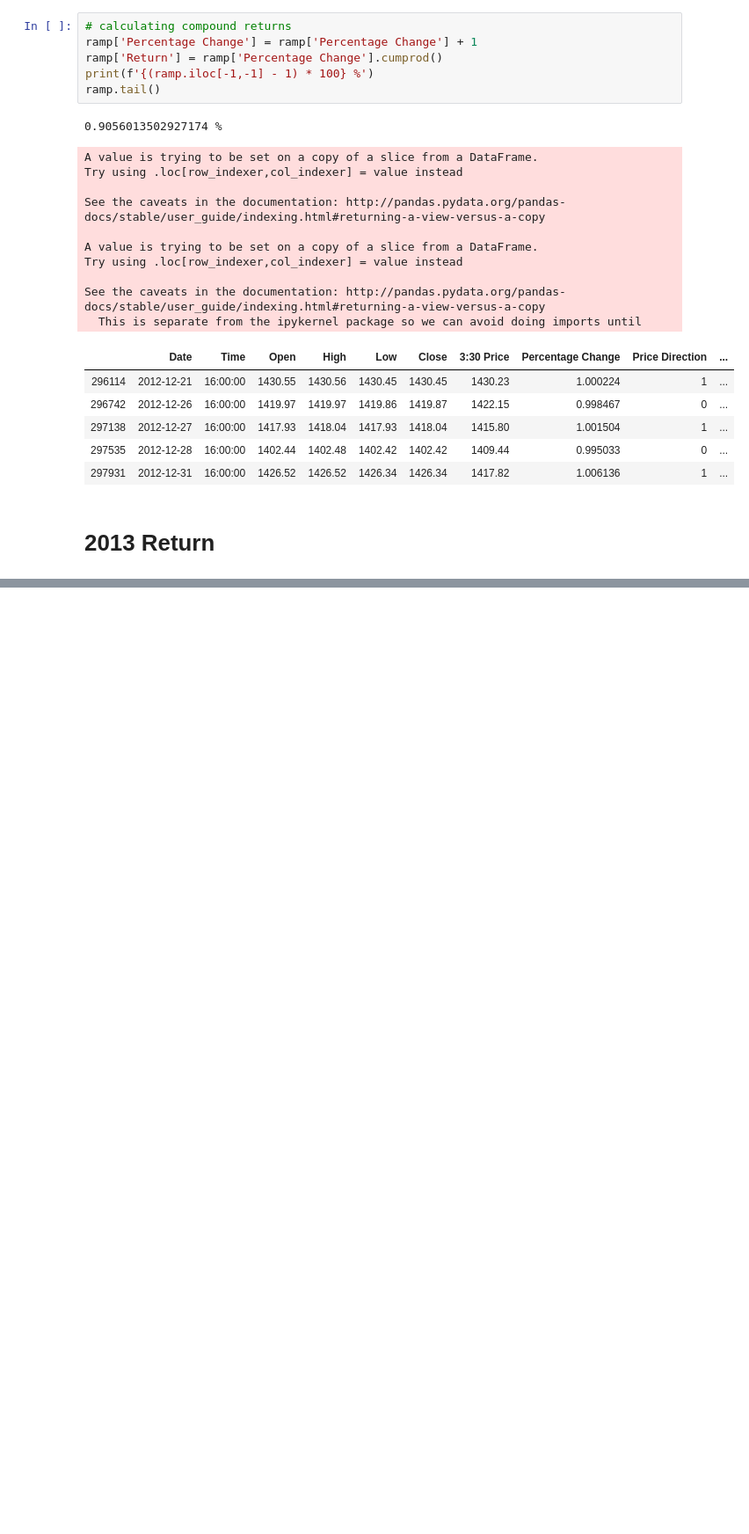
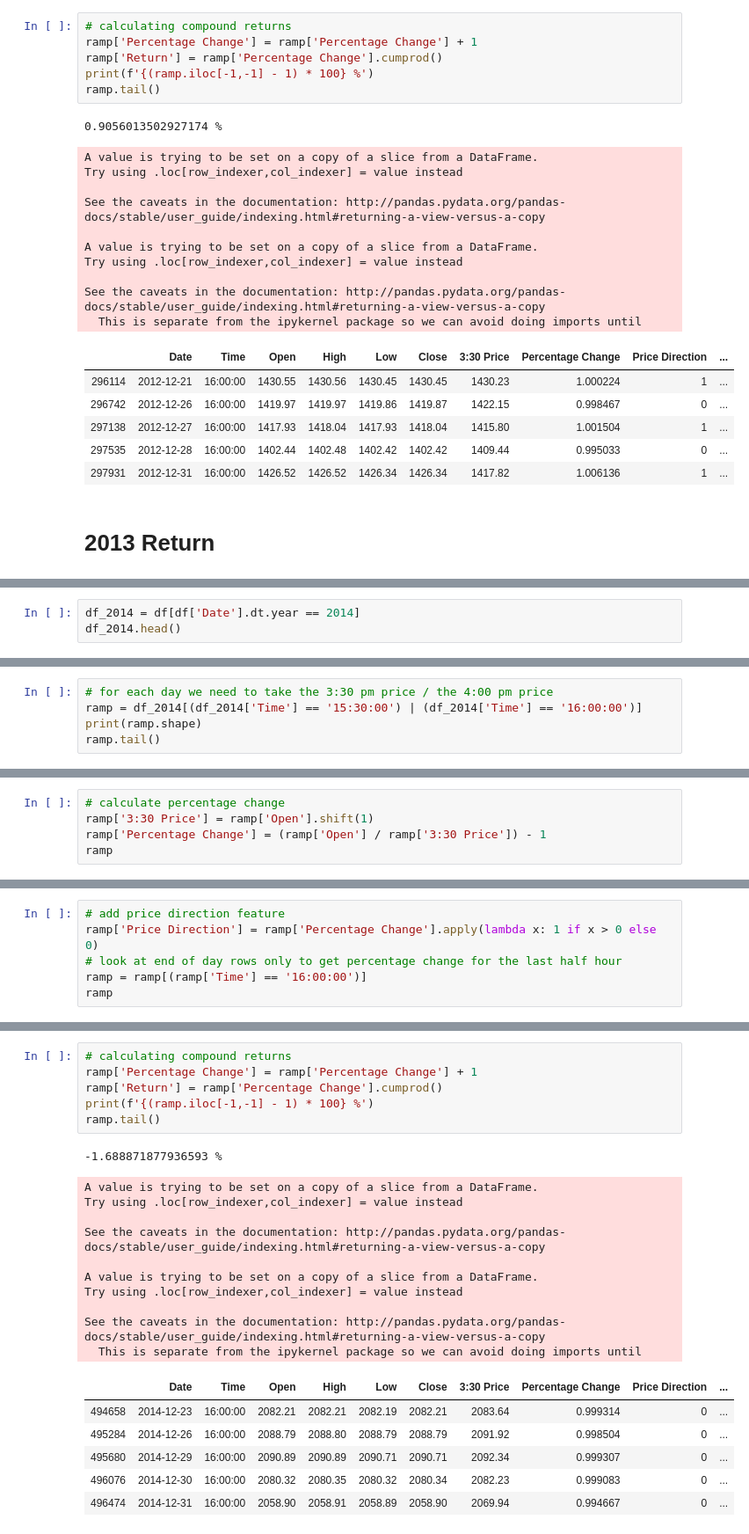
Before and after one commit to jbell1991/330-ramp, a Jupyter notebook: 330 Ramp.ipynb, the cells around one changed output, grey strips where cells are left out. Shown: that part at 88% size. Saved outputs shown, nothing was run; the diff lists cells and outputs as text; blank space fills up the shorter version.

Commit message:
calculated returns

```diff
--- a/330 Ramp.ipynb
+++ b/330 Ramp.ipynb
@@ -1547,0 +1626,3 @@ ramp.tail()
+# %%
+df_2014 = df[df['Date'].dt.year == 2014]
+df_2014.head()
@@ -1547,0 +1636,5 @@ ramp.tail()
+# %%
+# for each day we need to take the 3:30 pm price / the 4:00 pm price
+ramp = df_2014[(df_2014['Time'] == '15:30:00') | (df_2014['Time'] == '16:00:00')]
+print(ramp.shape)
+ramp.tail()
@@ -1547,0 +1649,5 @@ ramp.tail()
+# %%
+# calculate percentage change
+ramp['3:30 Price'] = ramp['Open'].shift(1)
+ramp['Percentage Change'] = (ramp['Open'] / ramp['3:30 Price']) - 1
+ramp
@@ -1547,0 +1678,6 @@ ramp.tail()
+# %%
+# add price direction feature
+ramp['Price Direction'] = ramp['Percentage Change'].apply(lambda x: 1 if x > 0 else 0)
+# look at end of day rows only to get percentage change for the last half hour
+ramp = ramp[(ramp['Time'] == '16:00:00')]
+ramp
@@ -1547,0 +1702,24 @@ ramp.tail()
+# %%
+# calculating compound returns
+ramp['Percentage Change'] = ramp['Percentage Change'] + 1
+ramp['Return'] = ramp['Percentage Change'].cumprod()
+print(f'{(ramp.iloc[-1,-1] - 1) * 100} %')
+ramp.tail()
+# %% [output]
+-1.688871877936593 %
+A value is trying to be set on a copy of a slice from a DataFrame.
+Try using .loc[row_indexer,col_indexer] = value instead
+
+See the caveats in the documentation: http://pandas.pydata.org/pandas-docs/stable/user_guide/indexing.html#returning-a-view-versus-a-copy
+
+A value is trying to be set on a copy of a slice from a DataFrame.
+Try using .loc[row_indexer,col_indexer] = value instead
+
+See the caveats in the documentation: http://pandas.pydata.org/pandas-docs/stable/user_guide/indexing.html#returning-a-view-versus-a-copy
+  This is separate from the ipykernel package so we can avoid doing imports until
+|  | Date | Time | Open | High | Low | Close | 3:30 Price | Percentage Change | Price Direction | ... |
+| 494658 | 2014-12-23 | 16:00:00 | 2082.21 | 2082.21 | 2082.19 | 2082.21 | 2083.64 | 0.999314 | 0 | ... |
+| 495284 | 2014-12-26 | 16:00:00 | 2088.79 | 2088.80 | 2088.79 | 2088.79 | 2091.92 | 0.998504 | 0 | ... |
+| 495680 | 2014-12-29 | 16:00:00 | 2090.89 | 2090.89 | 2090.71 | 2090.71 | 2092.34 | 0.999307 | 0 | ... |
+| 496076 | 2014-12-30 | 16:00:00 | 2080.32 | 2080.35 | 2080.32 | 2080.34 | 2082.23 | 0.999083 | 0 | ... |
+| 496474 | 2014-12-31 | 16:00:00 | 2058.90 | 2058.91 | 2058.89 | 2058.90 | 2069.94 | 0.994667 | 0 | ... |
```
Also changed, not shown: parts of 57 cells of this notebook.
